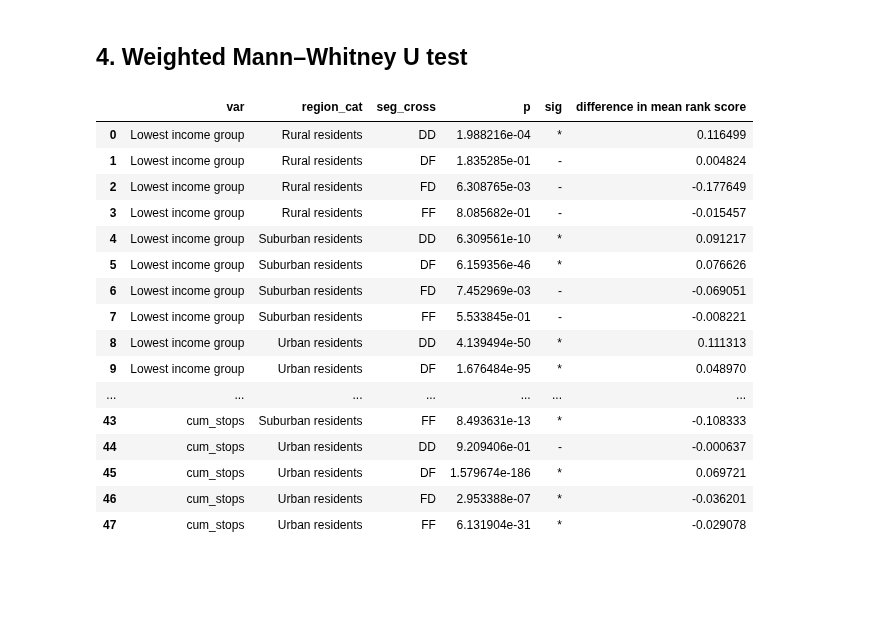
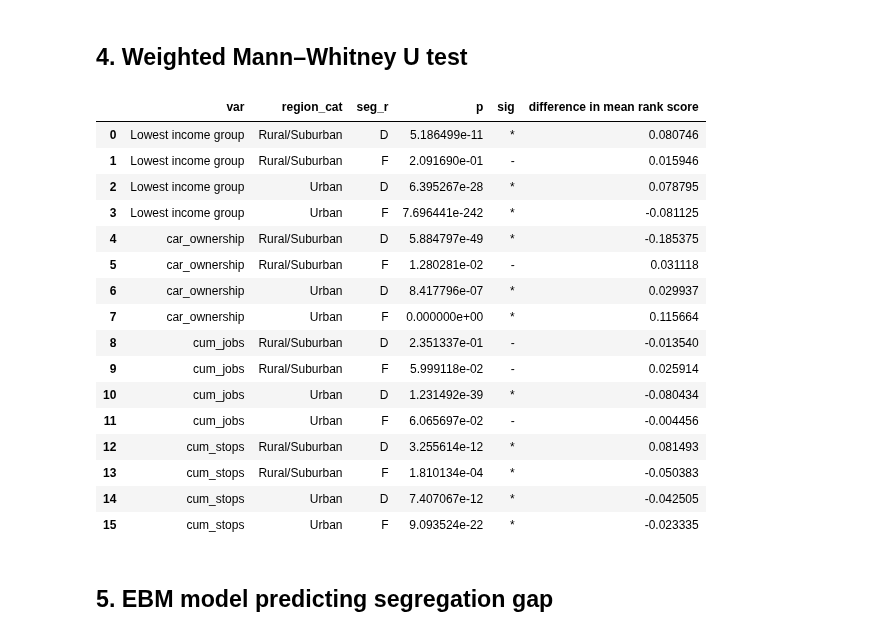
Before and after one commit to MobiSegInsights/mobi-social-segregation-se, a Jupyter notebook: src/MobiSegInsightsSE.models.1.0/29-model-seg-disp-exp.ipynb, the cells around one changed output. Cells and saved outputs as stored; diff of their text form; code cells hidden in the pictures; blank space fills up the shorter version.

```diff
--- a/src/MobiSegInsightsSE.models.1.0/29-model-seg-disp-exp.ipynb
+++ b/src/MobiSegInsightsSE.models.1.0/29-model-seg-disp-exp.ipynb
@@ -55,7 +56,7 @@ def seg_direction(row):
     return 'DD'
 
 def delta_ice(ice_r, ice_e):
-    if (ice_r < 0) & (ice_e < 0):
+    if ice_r < 0:
         return -(ice_e - ice_r)
     return ice_e - ice_r
 
@@ -67,8 +68,8 @@ def seg_abs_direction(x):
 df_exp['seg_gap'] = df_exp.apply(lambda row: delta_ice(row['ice_birth_resi'], row['ice_birth']), axis=1)
 df_exp['seg_cross'] = df_exp.apply(lambda row: seg_direction(row), axis=1)
 df_exp['seg_change'] = df_exp.apply(lambda row: seg_abs_direction(row['seg_gap']), axis=1)
-df_exp['seg_change'] = df_exp.apply(lambda row: 'cross' if row['seg_cross'] in ('DF', 'FD') else row['seg_change'],
-                                    axis=1)
+df_exp['seg_r'] = df_exp.apply(lambda row: row['seg_cross'][0], axis=1)
+df_exp['region_cat2'] = df_exp['region_cat'].apply(lambda x: 'Rural/Suburban' if x in ('A', 'B') else 'Urban')
 df_exp.iloc[0]
 # %% [output]
 uid                    00008608-f79e-414d-bf1c-25632d6bc059
@@ -211,40 +214,39 @@ def wmu_test(data=None, region=None, grps=None, var=None, weight=None):
 # %%
 weight = 'wt_p'
 res_list = []
 for var in ['Lowest income group', 'car_ownership', 'cum_jobs', 'cum_stops']:
-    for rg in ['A', 'B', 'C']:
-        for grp in [['DD'], ['DF', 'DD'], ['FD', 'FF'], ['FF']]:
+    for rg in ['Rural/Suburban', 'Urban']:
+        for grp in ['D', 'F']:
             est, pvalue = wmu_test(data=df_exp, region=rg, grps=grp, var=var, weight=weight)
             grp_type = grp[0]
             if pvalue > 0.001:
                 sig = '-'
             else:
                 sig = '*'
             res_list.append((var, rg, grp_type, pvalue, sig, est))
-df_res = pd.DataFrame(res_list, columns=['var', 'region_cat', 'seg_cross', 'p', 'sig', 'difference in mean rank score'])
-df_res.loc[:, 'region_cat'] = df_res['region_cat'].map({'A': 'Rural residents',
-                                                        'B': 'Suburban residents',
-                                                        'C': 'Urban residents'})
+df_res = pd.DataFrame(res_list, columns=['var', 'region_cat', 'seg_r', 'p', 'sig', 'difference in mean rank score'])
 df_res
 # %% [output]
-|  | var | region_cat | seg_cross | p | sig | difference in mean rank score |
-| 0 | Lowest income group | Rural residents | DD | 1.988216e-04 | * | 0.116499 |
-| 1 | Lowest income group | Rural residents | DF | 1.835285e-01 | - | 0.004824 |
-| 2 | Lowest income group | Rural residents | FD | 6.308765e-03 | - | -0.177649 |
-| 3 | Lowest income group | Rural residents | FF | 8.085682e-01 | - | -0.015457 |
-| 4 | Lowest income group | Suburban residents | DD | 6.309561e-10 | * | 0.091217 |
-| 5 | Lowest income group | Suburban residents | DF | 6.159356e-46 | * | 0.076626 |
-| 6 | Lowest income group | Suburban residents | FD | 7.452969e-03 | - | -0.069051 |
-| 7 | Lowest income group | Suburban residents | FF | 5.533845e-01 | - | -0.008221 |
-| 8 | Lowest income group | Urban residents | DD | 4.139494e-50 | * | 0.111313 |
-| 9 | Lowest income group | Urban residents | DF | 1.676484e-95 | * | 0.048970 |
-| ... | ... | ... | ... | ... | ... | ... |
-| 43 | cum_stops | Suburban residents | FF | 8.493631e-13 | * | -0.108333 |
-| 44 | cum_stops | Urban residents | DD | 9.209406e-01 | - | -0.000637 |
-| 45 | cum_stops | Urban residents | DF | 1.579674e-186 | * | 0.069721 |
-| 46 | cum_stops | Urban residents | FD | 2.953388e-07 | * | -0.036201 |
-| 47 | cum_stops | Urban residents | FF | 6.131904e-31 | * | -0.029078 |
+|  | var | region_cat | seg_r | p | sig | difference in mean rank score |
+| 0 | Lowest income group | Rural/Suburban | D | 5.186499e-11 | * | 0.080746 |
+| 1 | Lowest income group | Rural/Suburban | F | 2.091690e-01 | - | 0.015946 |
+| 2 | Lowest income group | Urban | D | 6.395267e-28 | * | 0.078795 |
+| 3 | Lowest income group | Urban | F | 7.696441e-242 | * | -0.081125 |
+| 4 | car_ownership | Rural/Suburban | D | 5.884797e-49 | * | -0.185375 |
+| 5 | car_ownership | Rural/Suburban | F | 1.280281e-02 | - | 0.031118 |
+| 6 | car_ownership | Urban | D | 8.417796e-07 | * | 0.029937 |
+| 7 | car_ownership | Urban | F | 0.000000e+00 | * | 0.115664 |
+| 8 | cum_jobs | Rural/Suburban | D | 2.351337e-01 | - | -0.013540 |
+| 9 | cum_jobs | Rural/Suburban | F | 5.999118e-02 | - | 0.025914 |
+| 10 | cum_jobs | Urban | D | 1.231492e-39 | * | -0.080434 |
+| 11 | cum_jobs | Urban | F | 6.065697e-02 | - | -0.004456 |
+| 12 | cum_stops | Rural/Suburban | D | 3.255614e-12 | * | 0.081493 |
+| 13 | cum_stops | Rural/Suburban | F | 1.810134e-04 | * | -0.050383 |
+| 14 | cum_stops | Urban | D | 7.407067e-12 | * | -0.042505 |
+| 15 | cum_stops | Urban | F | 9.093524e-22 | * | -0.023335 |
 # %%
 df_res.to_clipboard(index=False)
 # %%
 df_res.to_parquet('results/transport_association/stats_test.parquet')
+# %% [markdown]
+## 5. EBM model predicting segregation gap
```
Also changed, not shown: parts of 13 cells of this notebook, 38 other files.
